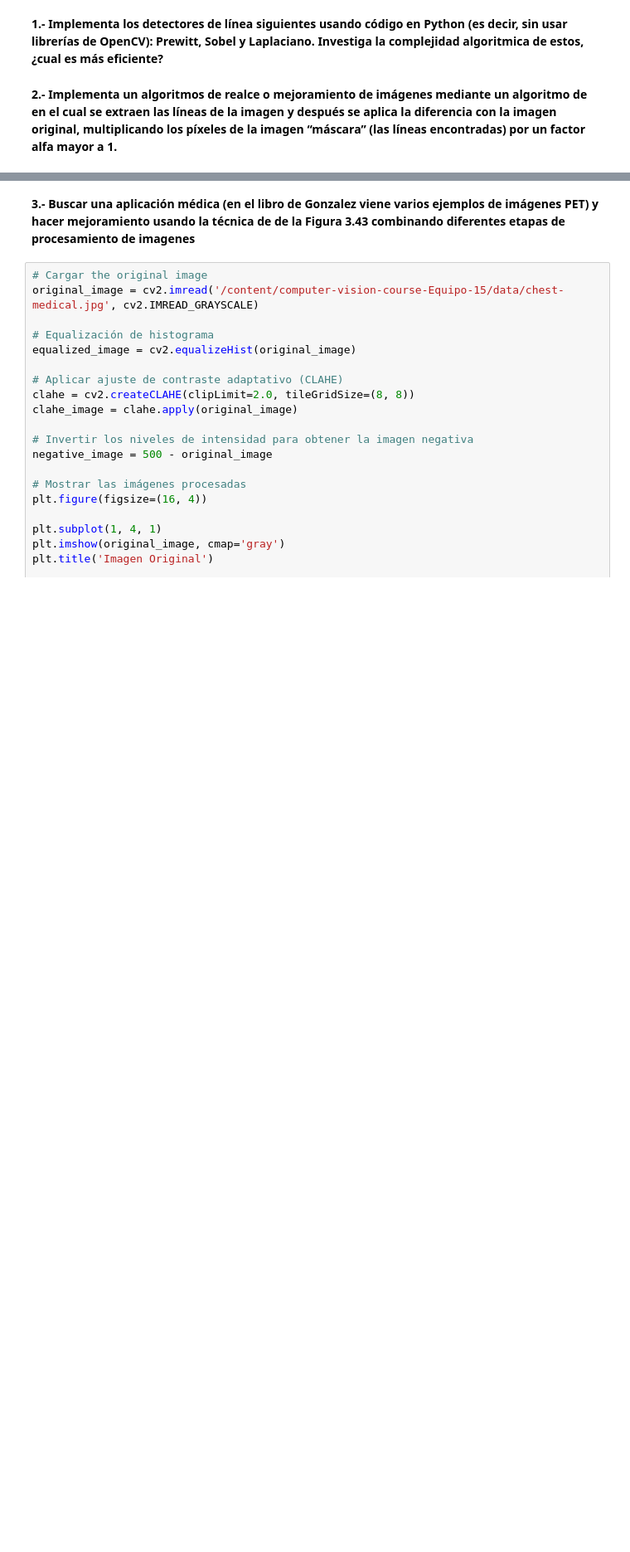
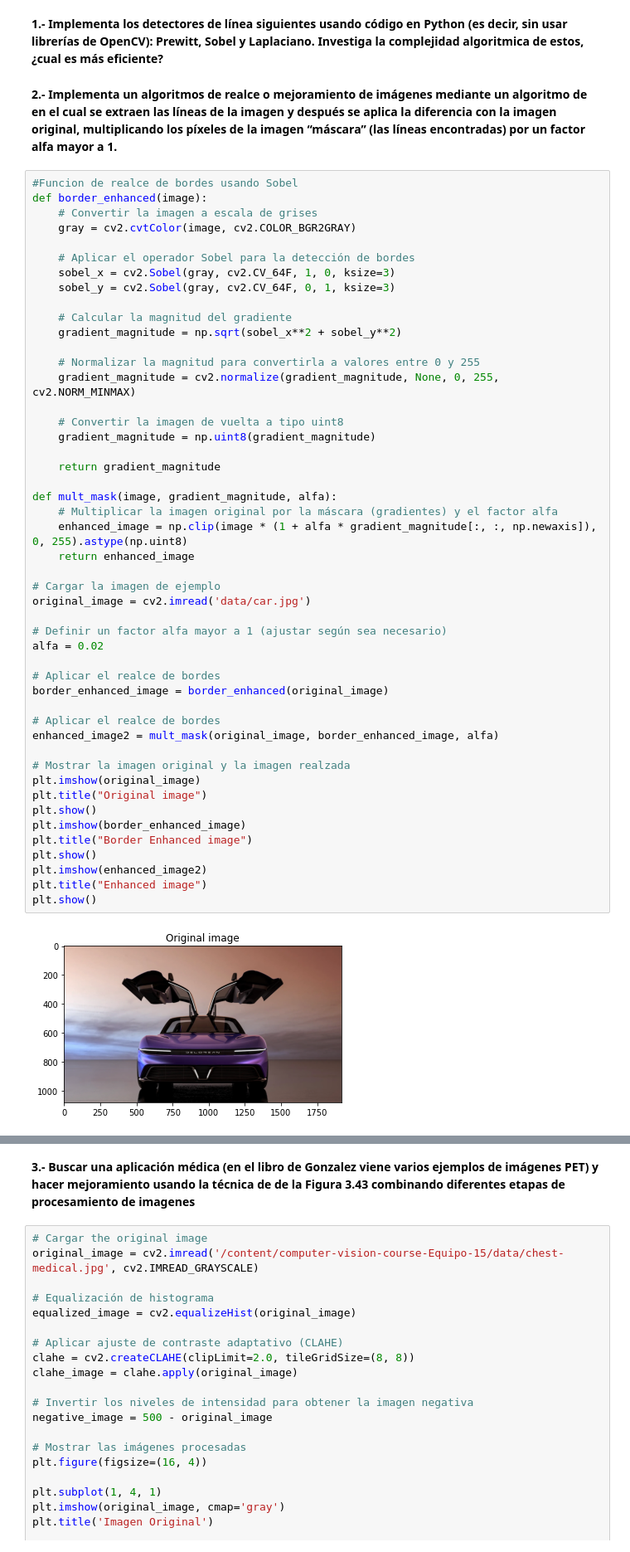
Before and after one commit to Alfonso-Garibay/computer-vision-course-Equipo-15, a Jupyter notebook: 4_convolution.ipynb, the cells around one changed output, grey strips where cells are left out. Shown at 83% size. Saved outputs shown, nothing was run; the diff lists cells and outputs as text; blank space fills up the shorter version.

Commit message:
Realce de imagenes y factor alpha

```diff
--- a/4_convolution.ipynb
+++ b/4_convolution.ipynb
@@ -325,3 +325,53 @@ display(input, output)
 **1.- Implementa los detectores de línea siguientes usando código en Python (es decir, sin usar librerías de OpenCV): Prewitt, Sobel y Laplaciano. Investiga la complejidad algoritmica de estos, ¿cual es más eficiente?**
 # %% [markdown]
 **2.- Implementa un algoritmos de realce o mejoramiento de imágenes mediante un algoritmo de en el cual se extraen las líneas de la imagen y después se aplica la diferencia con la imagen original, multiplicando los píxeles de la imagen “máscara” (las líneas encontradas) por un factor alfa mayor a 1.**
+# %%
+#Funcion de realce de bordes usando Sobel
+def border_enhanced(image):
+    # Convertir la imagen a escala de grises
+    gray = cv2.cvtColor(image, cv2.COLOR_BGR2GRAY)
+
+    # Aplicar el operador Sobel para la detección de bordes
+    sobel_x = cv2.Sobel(gray, cv2.CV_64F, 1, 0, ksize=3)
+    sobel_y = cv2.Sobel(gray, cv2.CV_64F, 0, 1, ksize=3)
+
+    # Calcular la magnitud del gradiente
+    gradient_magnitude = np.sqrt(sobel_x**2 + sobel_y**2)
+
+    # Normalizar la magnitud para convertirla a valores entre 0 y 255
+    gradient_magnitude = cv2.normalize(gradient_magnitude, None, 0, 255, cv2.NORM_MINMAX)
+
+    # Convertir la imagen de vuelta a tipo uint8
+    gradient_magnitude = np.uint8(gradient_magnitude)
+
+    return gradient_magnitude
+
+def mult_mask(image, gradient_magnitude, alfa):
+    # Multiplicar la imagen original por la máscara (gradientes) y el factor alfa
+    enhanced_image = np.clip(image * (1 + alfa * gradient_magnitude[:, :, np.newaxis]), 0, 255).astype(np.uint8)
+    return enhanced_image
+
+# Cargar la imagen de ejemplo
+original_image = cv2.imread('data/car.jpg')
+
+# Definir un factor alfa mayor a 1 (ajustar según sea necesario)
+alfa = 0.02
+
+# Aplicar el realce de bordes
+border_enhanced_image = border_enhanced(original_image)
+
+# Aplicar el realce de bordes
+enhanced_image2 = mult_mask(original_image, border_enhanced_image, alfa)
+
+# Mostrar la imagen original y la imagen realzada
+plt.imshow(original_image)
+plt.title("Original image")
+plt.show()
+plt.imshow(border_enhanced_image)
+plt.title("Border Enhanced image")
+plt.show()
+plt.imshow(enhanced_image2)
+plt.title("Enhanced image")
+plt.show()
+# %% [output]
+[figure, added]
```
Also changed, not shown: parts of 1 cell of this notebook, 2 other files.
